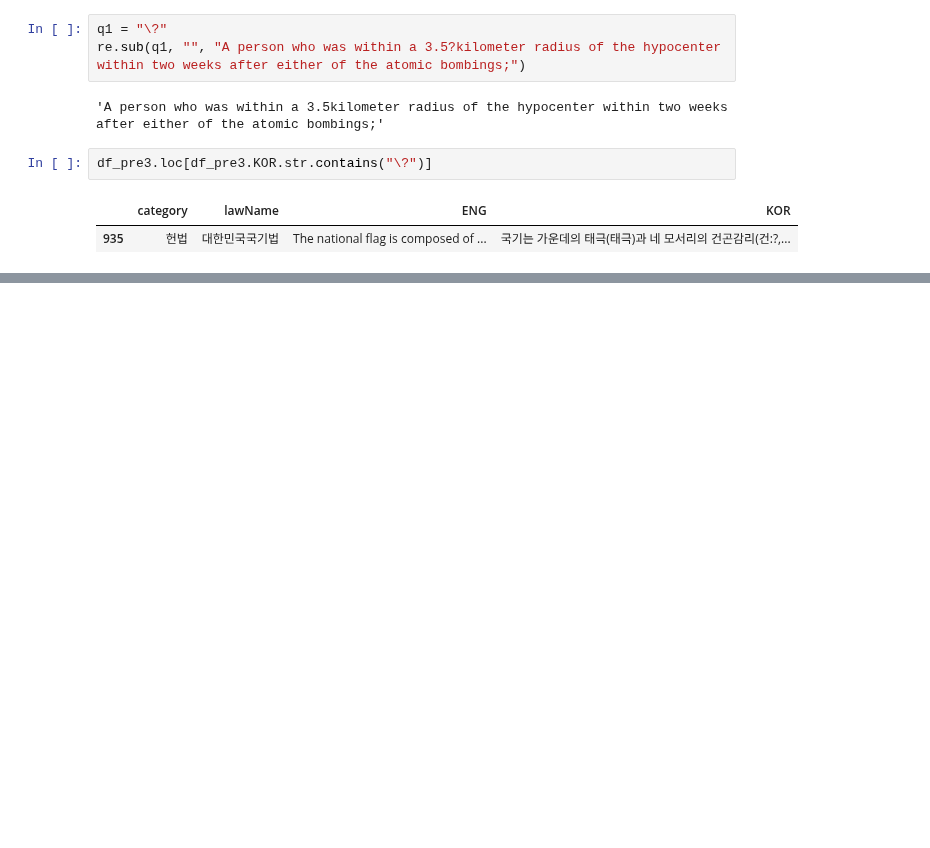
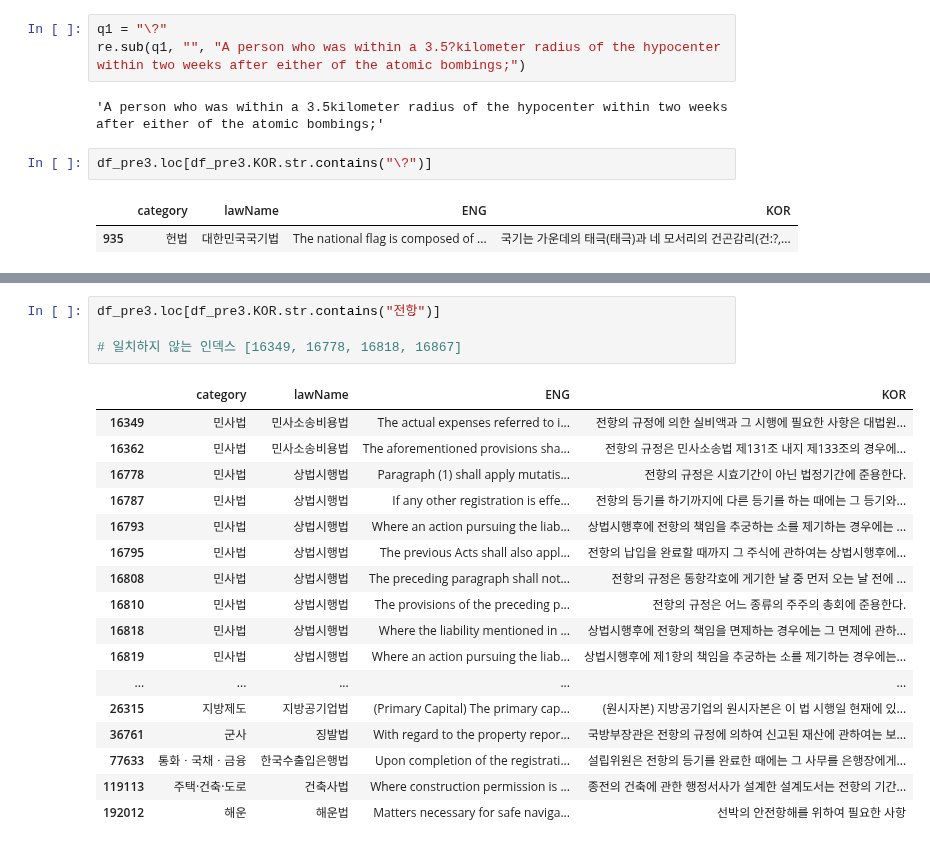
Before and after one commit to tjtmddnjswkd/capstone, a Jupyter notebook: preprocessing_new.ipynb, the cells around one changed output, grey strips where cells are left out. Drawn from its saved outputs; the diff is of its cells as text; blank space fills up the shorter version.

```diff
--- a/preprocessing_new.ipynb
+++ b/preprocessing_new.ipynb
@@ -474,0 +522,22 @@ df_pre3.loc[df_pre3.KOR.str.contains("\?")]
+# %%
+df_pre3.loc[df_pre3.KOR.str.contains("전항")]
+
+# 일치하지 않는 인덱스 [16349, 16778, 16818, 16867]
+# %% [output]
+|  | category | lawName | ENG | KOR |
+| 16349 | 민사법 | 민사소송비용법 | The actual expenses referred to i... | 전항의 규정에 의한 실비액과 그 시행에 필요한 사항은 대법원... |
+| 16362 | 민사법 | 민사소송비용법 | The aforementioned provisions sha... | 전항의 규정은 민사소송법 제131조 내지 제133조의 경우에... |
+| 16778 | 민사법 | 상법시행법 | Paragraph (1) shall apply mutatis... | 전항의 규정은 시효기간이 아닌 법정기간에 준용한다. |
+| 16787 | 민사법 | 상법시행법 | If any other registration is effe... | 전항의 등기를 하기까지에 다른 등기를 하는 때에는 그 등기와... |
+| 16793 | 민사법 | 상법시행법 | Where an action pursuing the liab... | 상법시행후에 전항의 책임을 추궁하는 소를 제기하는 경우에는 ... |
+| 16795 | 민사법 | 상법시행법 | The previous Acts shall also appl... | 전항의 납입을 완료할 때까지 그 주식에 관하여는 상법시행후에... |
+| 16808 | 민사법 | 상법시행법 | The preceding paragraph shall not... | 전항의 규정은 동항각호에 게기한 날 중 먼저 오는 날 전에 ... |
+| 16810 | 민사법 | 상법시행법 | The provisions of the preceding p... | 전항의 규정은 어느 종류의 주주의 총회에 준용한다. |
+| 16818 | 민사법 | 상법시행법 | Where the liability mentioned in ... | 상법시행후에 전항의 책임을 면제하는 경우에는 그 면제에 관하... |
+| 16819 | 민사법 | 상법시행법 | Where an action pursuing the liab... | 상법시행후에 제1항의 책임을 추궁하는 소를 제기하는 경우에는... |
+| ... | ... | ... | ... | ... |
+| 26315 | 지방제도 | 지방공기업법 | (Primary Capital) The primary cap... | (원시자본) 지방공기업의 원시자본은 이 법 시행일 현재에 있... |
+| 36761 | 군사 | 징발법 | With regard to the property repor... | 국방부장관은 전항의 규정에 의하여 신고된 재산에 관하여는 보... |
+| 77633 | 통화ㆍ국채ㆍ금융 | 한국수출입은행법 | Upon completion of the registrati... | 설립위원은 전항의 등기를 완료한 때에는 그 사무를 은행장에게... |
+| 119113 | 주택·건축·도로 | 건축사법 | Where construction permission is ... | 종전의 건축에 관한 행정서사가 설계한 설계도서는 전항의 기간... |
+| 192012 | 해운 | 해운법 | Matters necessary for safe naviga... | 선박의 안전항해를 위하여 필요한 사항 |
```
Also changed, not shown: parts of 50 cells of this notebook.
